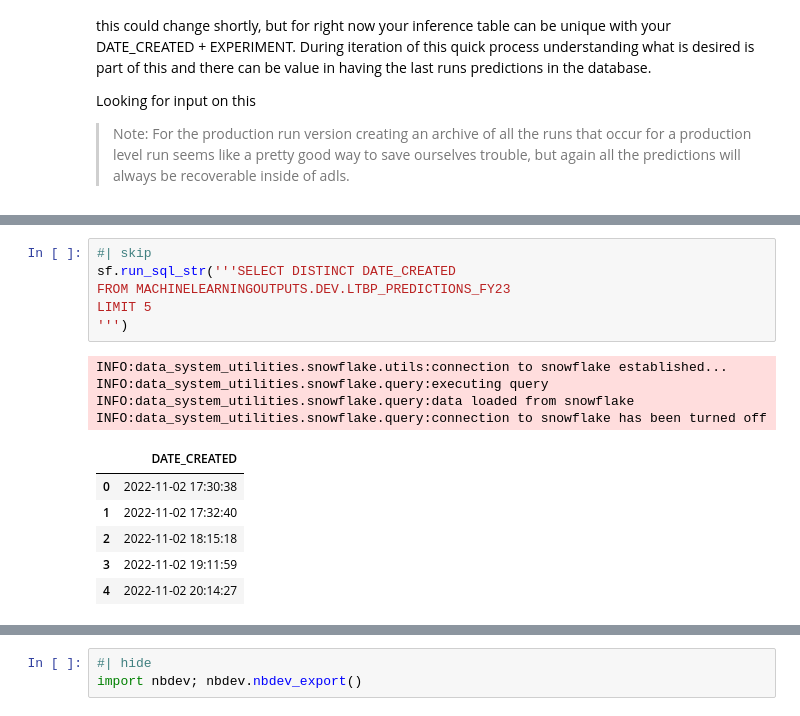
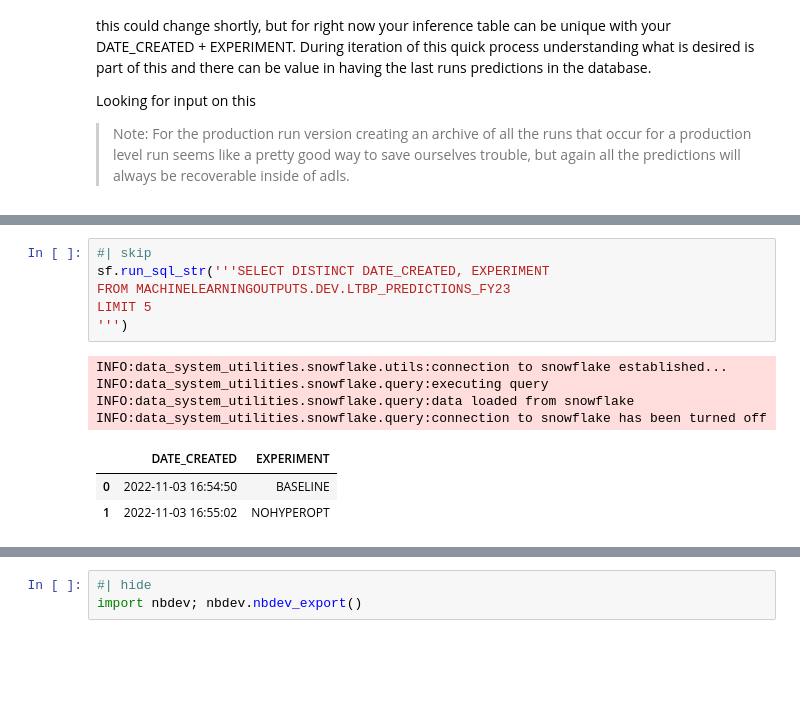
Before and after one commit to JeremyDemlow/LTBP, a Jupyter notebook: nbs/Calling_Library_CLI.ipynb, the cells around one changed output, grey strips where cells are left out. Saved outputs shown, nothing was run; the diff lists cells and outputs as text; blank space fills up the shorter version.

```diff
--- a/nbs/Calling_Library_CLI.ipynb
+++ b/nbs/Calling_Library_CLI.ipynb
@@ -939,17 +986,14 @@ INFO:data_system_utilities.snowflake.query:connection to snowflake has been turn
 # %%
 #| skip
-sf.run_sql_str('''SELECT DISTINCT DATE_CREATED
+sf.run_sql_str('''SELECT DISTINCT DATE_CREATED, EXPERIMENT
 FROM MACHINELEARNINGOUTPUTS.DEV.LTBP_PREDICTIONS_FY23
 LIMIT 5
 ''')
 # %% [output]
 INFO:data_system_utilities.snowflake.utils:connection to snowflake established...
 INFO:data_system_utilities.snowflake.query:executing query
 INFO:data_system_utilities.snowflake.query:data loaded from snowflake
 INFO:data_system_utilities.snowflake.query:connection to snowflake has been turned off
-|  | DATE_CREATED |
-| 0 | 2022-11-02 17:30:38 |
-| 1 | 2022-11-02 17:32:40 |
-| 2 | 2022-11-02 18:15:18 |
-| 3 | 2022-11-02 19:11:59 |
-| 4 | 2022-11-02 20:14:27 |
+|  | DATE_CREATED | EXPERIMENT |
+| 0 | 2022-11-03 16:54:50 | BASELINE |
+| 1 | 2022-11-03 16:55:02 | NOHYPEROPT |
```
Also changed, not shown: parts of 42 cells of this notebook, 16 other files.
